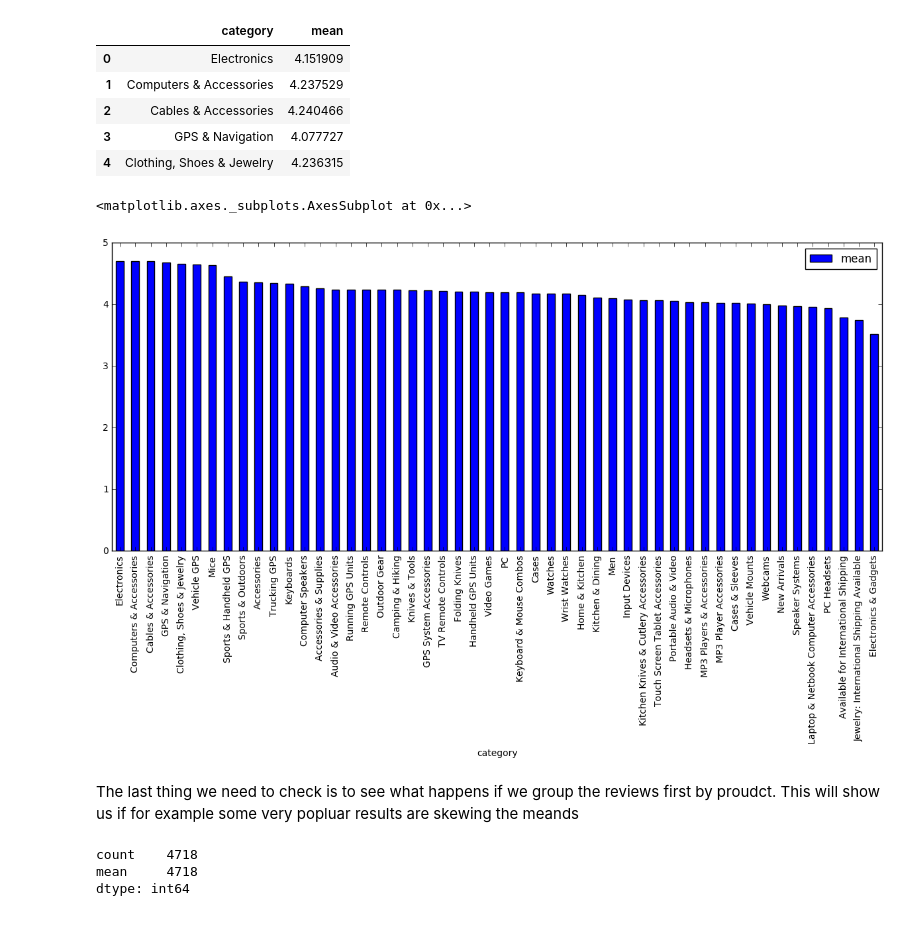
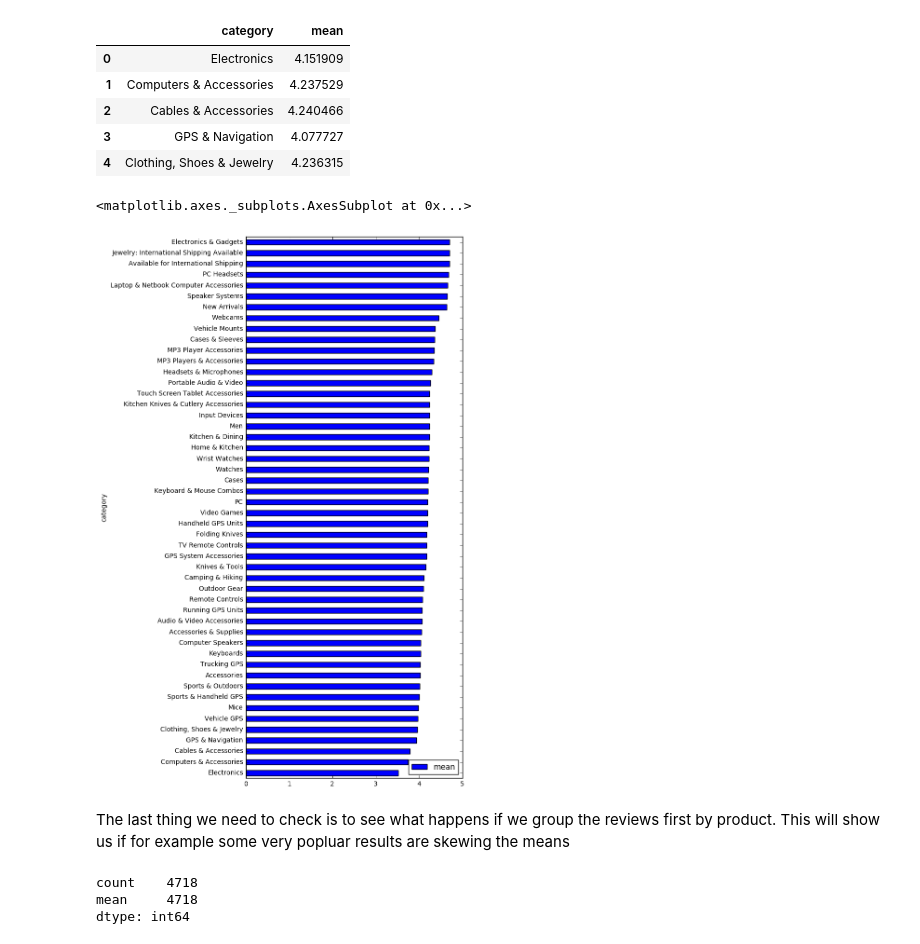
Before and after one commit to bojanp94/ADAProject, a Jupyter notebook: swiss products.ipynb, the cells around one changed output. Cells and saved outputs as stored; diff of their text form; code cells hidden in the pictures.

```diff
--- a/swiss products.ipynb
+++ b/swiss products.ipynb
@@ -116,6 +114,6 @@ dtype: int64
 Let's focus on the most reviewed categories
 # %%
 categoriesCount = categoriesCount.head(50)
-categoriesCount.plot.bar(figsize=(15,5))
+categoriesCount.sort_values(inplace=False, ascending=True).plot.barh(figsize=(5,15))
 # %% [output]
 <matplotlib.axes._subplots.AxesSubplot at 0x...>
@@ -176,3 +156,10 @@ for val in categoriesCount.keys():
+# %%
+flat = swissDF.categories.apply(lambda x: ' '.join(x)).str
+res = categoriesCount.keys().to_series().map(lambda c: swissDF[flat.contains(c)].overall.mean())
+# %%
+res = res.reset_index(drop=False)
+# %%
+res.columns = ['category', 'mean']
 # %%
 res.head()
 # %% [output]
@@ -183,13 +170,13 @@ res.head()
 | 3 | GPS & Navigation | 4.077727 |
 | 4 | Clothing, Shoes & Jewelry | 4.236315 |
 # %%
-res.sort_values(by='mean',ascending=False).plot.bar(x = res.category, figsize=(15,6))
+res.sort_values(by='mean',ascending=True).plot.barh(x = res.category, figsize=(6,15))
 #TODO plot international products of same category on the side + maths on correlations
 # %% [output]
 <matplotlib.axes._subplots.AxesSubplot at 0x...>
-[figure, old version]
+[figure, new version]
 # %% [markdown]
-The last thing we need to check is to see what happens if we group the reviews first by proudct. This will show us if for example some very popluar results are skewing the meands
+The last thing we need to check is to see what happens if we group the reviews first by product. This will show us if for example some very popluar results are skewing the means
 # %%
 productGroup = swissDF.groupby(['asin'])
 productFrame = pd.DataFrame(productGroup['overall'].agg(['count', 'mean']))
```
Also changed, not shown: parts of 11 cells of this notebook, 1 other file.
